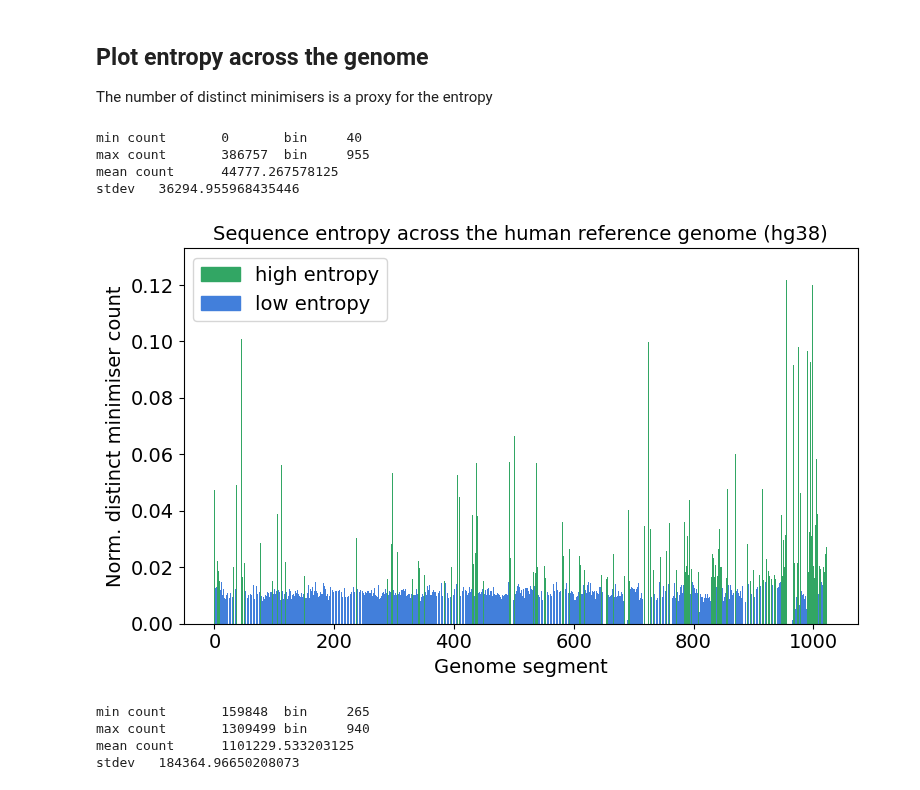
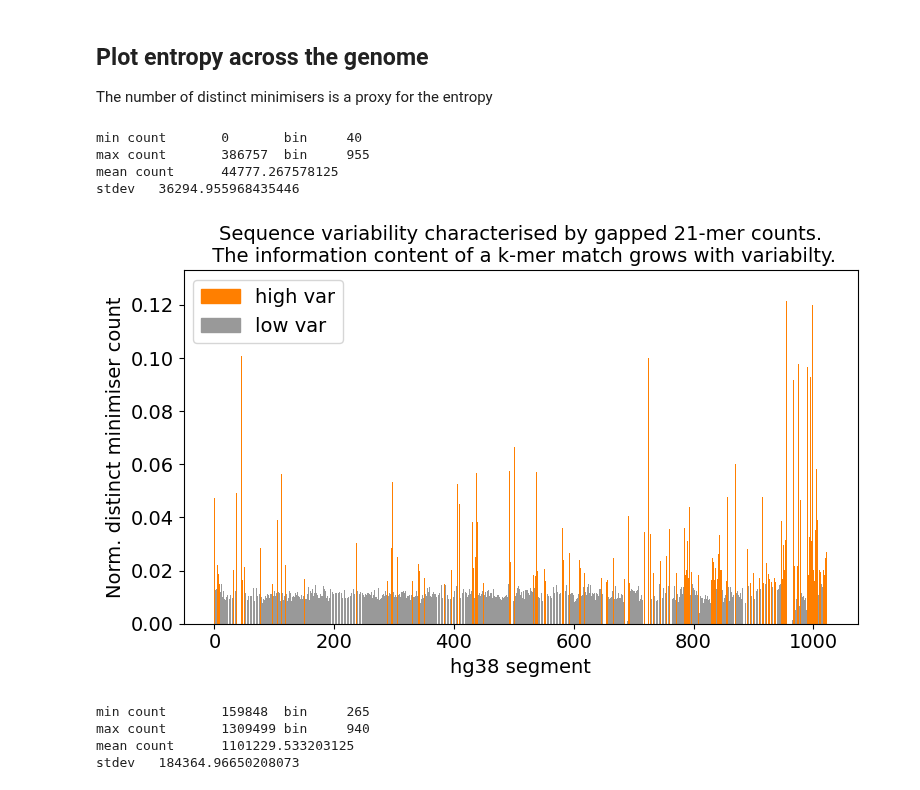
Before and after one commit to eaasna/DREAM-stellar-benchmark, a Jupyter notebook: work-python/kmer-spectra/reference bin entropy.ipynb, the cells around one changed output. Cells and saved outputs as stored; diff of their text form; code cells hidden in the pictures.

Commit message:
Color blind safe palette

```diff
--- a/work-python/kmer-spectra/reference bin entropy.ipynb
+++ b/work-python/kmer-spectra/reference bin entropy.ipynb
@@ -24,9 +24,13 @@ plt.rc('ytick', labelsize=SMALL_SIZE)    # fontsize of the tick labels
 plt.rc('legend', fontsize=SMALL_SIZE)    # legend fontsize
 plt.rc('figure', titlesize=BIGGER_SIZE)  # fontsize of the figure title
 
-c_darkblue = "#4c6c9c"
-c_darkgreen = "#5e8f7b"
-c_purple = "#947db0"
+CB_color_cycle = ['#377eb8', '#ff7f00', '#4daf4a',
+                  '#f781bf', '#a65628', '#984ea3',
+                  '#999999', '#e41a1c', '#dede00']
+
+c_darkblue = CB_color_cycle[1]
+c_darkgreen = CB_color_cycle[6]
+c_purple = CB_color_cycle[7]
 # %%
 def bin_count_stats(df):
     print("min count\t" + str(np.min(df["count"])) + "\tbin\t" + str(df[df["count"] == np.min(df["count"])]["bin"].values[0]))
@@ -52,19 +56,17 @@ def plot_bin_entropy(filename, outfile, titlename):
     df["norm-count"] = df["count"] / df["seg-len"]
     mean_count = np.mean(df["norm-count"])
 
+    high_entropy = mpatches.Patch(color=c_darkblue, label='high var')
+    low_entropy = mpatches.Patch(color=c_darkgreen, label='low var')
 
-    high_entropy = mpatches.Patch(color='#32a664', label='high entropy')
-    low_entropy = mpatches.Patch(color='#427fdb', label='low entropy')
-
-
-    df['color'] = df['norm-count'].apply(lambda x: "#32a664" if x > mean_count else "#427fdb")
+    df['color'] = df['norm-count'].apply(lambda x: c_darkblue if x > mean_count else c_darkgreen)
     plt.bar(df["bin"], df["norm-count"], width=0.9, color = df["color"])
-    plt.xlabel("Genome segment")
+    plt.xlabel(titlename + " segment")
     plt.ylabel("Norm. distinct minimiser count")
-    plt.title("Sequence entropy across the " + titlename)
+    plt.title("Sequence variability characterised by gapped 21-mer counts.\n The information content of a k-mer match grows with variabilty.")
     plt.legend(handles=[high_entropy, low_entropy])
     plt.tight_layout()
-    plt.savefig(outfile, dpi = 200)
+    plt.savefig(outfile, dpi = 600)
     bin_count_stats(df)
 # %%
 filename = "mouse.k17.header"
@@ -99,14 +101,13 @@ Yes, to describe 11% of the variation
 
 The number of distinct minimisers is a proxy for the entropy
 # %%
-# TODO: the variation at the beginning is an artefact from dna5 to dna4 conversion
-plot_bin_entropy("human.A.unmasked.header", "human.gapped.23.entropy.png", "human reference genome (hg38)")
+plot_bin_entropy("human.A.unmasked.header", "human.gapped.23.entropy.png", "hg38")
 # %% [output]
 min count       0       bin     40
 max count       386757  bin     955
 mean count      44777.267578125
 stdev   36294.955968435446
-[figure, old version]
+[figure, new version]
 # %%
 plot_bin_entropy("mouse.k17.header", "mouse.k17.entropy.png", "mouse reference genome")
 # %% [output]
```
